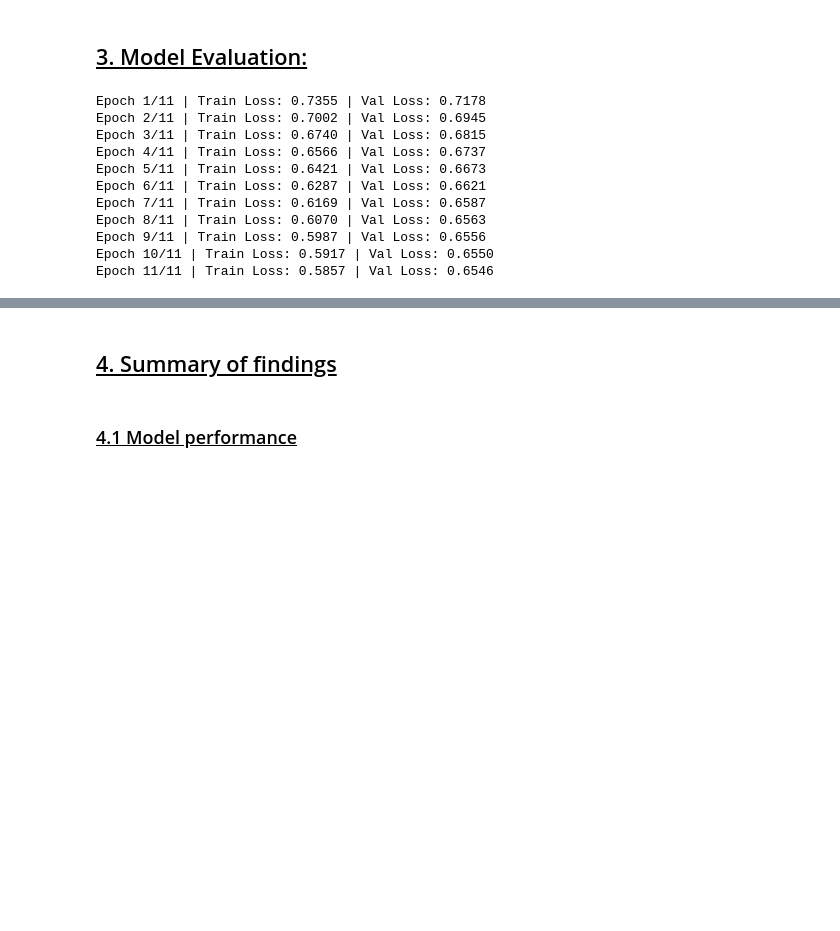
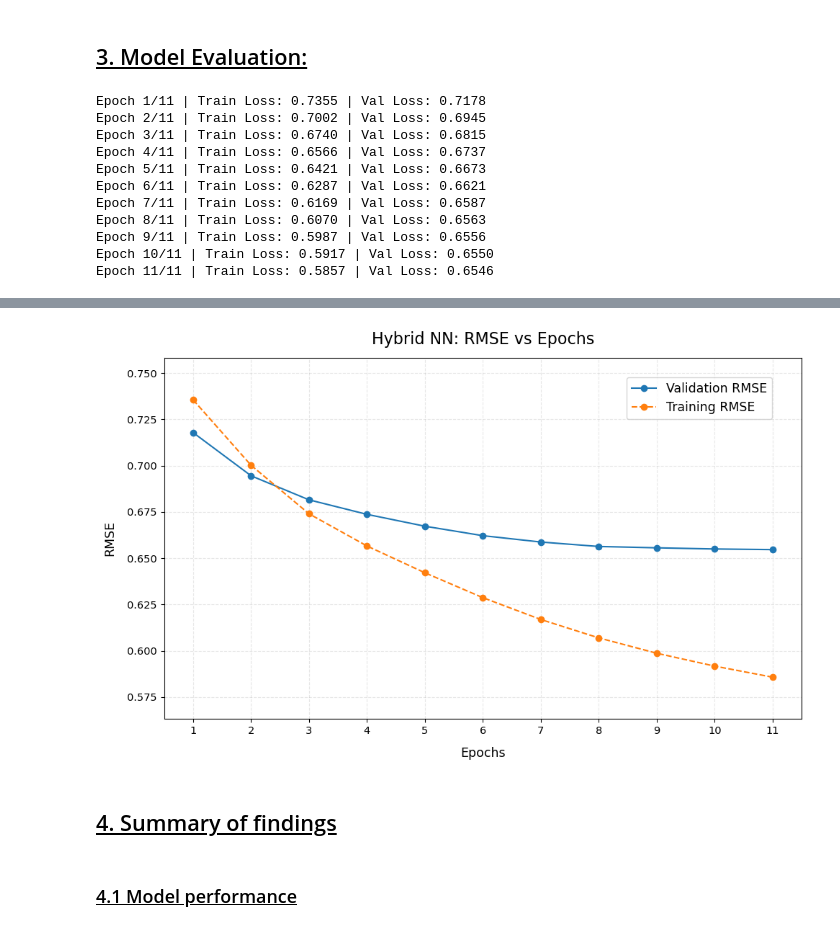
Before and after one commit to Croci-Yuri/Hybrid_Movie_Recommendation_System, a Jupyter notebook: notebooks/06_hybrid_NN.ipynb, the cells around one changed output, grey strips where cells are left out. Drawn from its saved outputs; the diff is of its cells as text; code cells hidden in the pictures; blank space fills up the shorter version.

```diff
--- a/notebooks/06_hybrid_NN.ipynb
+++ b/notebooks/06_hybrid_NN.ipynb
@@ -422,9 +422,22 @@ Given the concavity of the validation loss, and overall close epoch to the elbow
 torch.manual_seed(12)
 np.random.seed(12)
 
+
+# Manually set best parameters and epoch from previous search
+best_params = {
+    "hidden_dims": (64,),
+    "lr": 5e-05,
+    "batch_size": 1024,
+    "weight_decay": 1e-05
+}
+
+best_epoch = 11
+device = "cpu"
+
+
 # Start timer
 start_time = time.time()
-best_epoch = 11
+
 
 # Initialize the model with the best hyperparameters
 model = HybridNN(
@@ -517,3 +530,40 @@ Elapsed time: 50.2 seconds
+# %%
+# Plot training and validation RMSE curves #
+
+rmse_val = history['val_loss']
+rmse_train = history['train_loss']
+epochs = range(1, len(rmse_val) + 1)
+
+plt.figure(figsize=(10, 6.25))
+
+# Validation and training curves
+plt.plot(epochs, rmse_val, 'o-', label='Validation RMSE')
+plt.plot(epochs, rmse_train, 'o--', label='Training RMSE')
+
+# Labels and titles
+plt.xlabel('Epochs', fontsize=12.5, labelpad=11)
+plt.ylabel('RMSE', fontsize=12.5, labelpad=11)
+plt.title('Hybrid NN: RMSE vs Epochs', fontsize=16, pad=14)
+plt.grid( linestyle='--', alpha=0.3)
+plt.xticks(epochs, fontsize=10.5)
+plt.yticks(fontsize=10.5)
+
+# Y axis padding
+y_min = min(min(rmse_train), min(rmse_val))
+y_max = max(max(rmse_train), max(rmse_val))
+y_pad = (y_max - y_min) * 0.15
+plt.ylim(y_min - y_pad, y_max + y_pad)
+
+
+# Legend
+plt.legend(frameon=True, fontsize=12.5, bbox_to_anchor=(0.964, 0.965))
+
+# Save and show
+plt.tight_layout()
+plt.savefig("../notebooks/images/hybrid_nn_rmse_vs_epochs.png",dpi=300, bbox_inches='tight')
+plt.show()
+# %% [output]
+[figure, added]
 # %% [markdown]
 ## <u> 4. Summary of findings </u>
 # %% [markdown]
```
Also changed, not shown: parts of 3 cells of this notebook, 5 other files.
